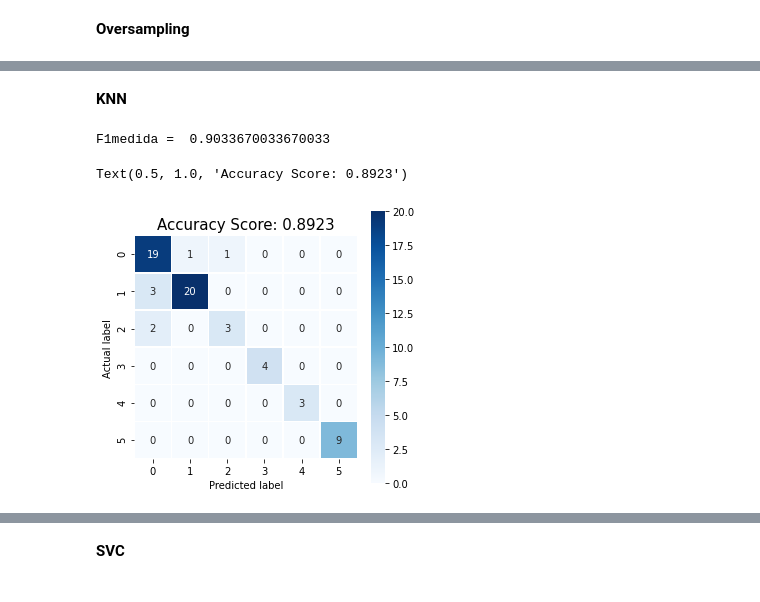
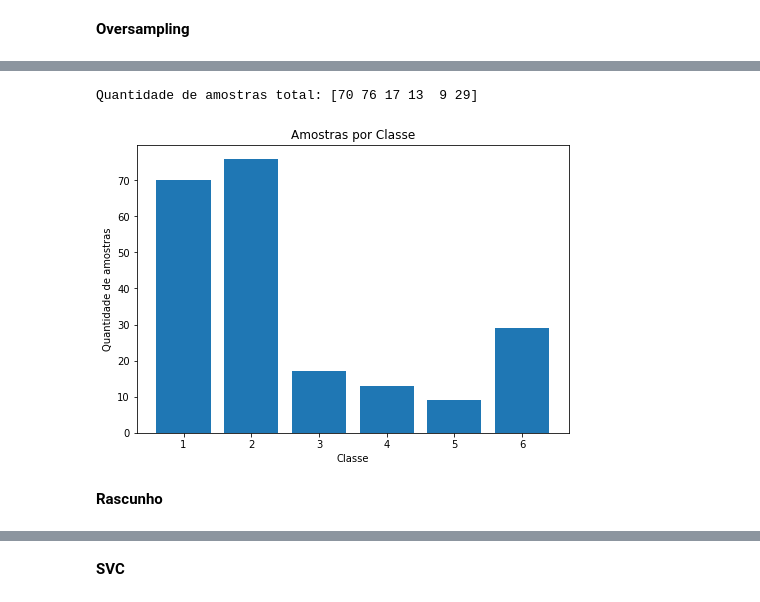
Before and after one commit to marinacer/IA048, a Jupyter notebook: glass.ipynb, the cells around one changed output, grey strips where cells are left out. Cells and saved outputs as stored; diff of their text form; code cells hidden in the pictures.

```diff
--- a/glass.ipynb
+++ b/glass.ipynb
@@ -69,0 +120,14 @@ Text(0.5, 1.0, 'Accuracy Score: 0.9231')
+# %%
+# gráfico da quantidade de amostras por classe
+unique, counts = np.unique(y, return_counts=True)
+print("Quantidade de amostras total:",counts)
+fig = plt.figure()
+ax = fig.add_axes([0,0,1,1])
+ax.bar([1,2,3,4,5,6],[70,76,17,13,9,29])
+plt.title("Amostras por Classe")
+plt.xlabel("Classe")
+plt.ylabel("Quantidade de amostras")
+plt.show()
+# %% [output]
+Quantidade de amostras total: [70 76 17 13  9 29]
+[figure, added]
@@ -70,23 +146,2 @@ Text(0.5, 1.0, 'Accuracy Score: 0.9231')
 # %% [markdown]
-**KNN**
+**Rascunho**
-# %%
-# para Xtrain e Xtest
-from sklearn.neighbors import KNeighborsClassifier
-neigh = KNeighborsClassifier(n_neighbors = 1)
-neigh.fit(Xtrain, ytrain)
-y_knn = neigh.predict(Xtest)
-
-f1_knn = f1_score(ytest, y_knn, average='macro')
-cmatrix_knn = sk.confusion_matrix(ytest,y_knn)
-print('F1medida = ', f1_knn)
-
-plt.figure(figsize=(5,5))
-sns.heatmap(cmatrix_knn, annot=True, fmt=".0f", linewidths=.5, square = True, cmap = 'Blues');
-plt.ylabel('Actual label');
-plt.xlabel('Predicted label');
-all_sample_title = 'Accuracy Score: {:.4f}'.format(accuracy_score(ytest,y_knn))
-plt.title(all_sample_title, size = 15)
-# %% [output]
-F1medida =  0.9033670033670033
-Text(0.5, 1.0, 'Accuracy Score: 0.8923')
-[figure, removed]
```
Also changed, not shown: parts of 20 cells of this notebook.
